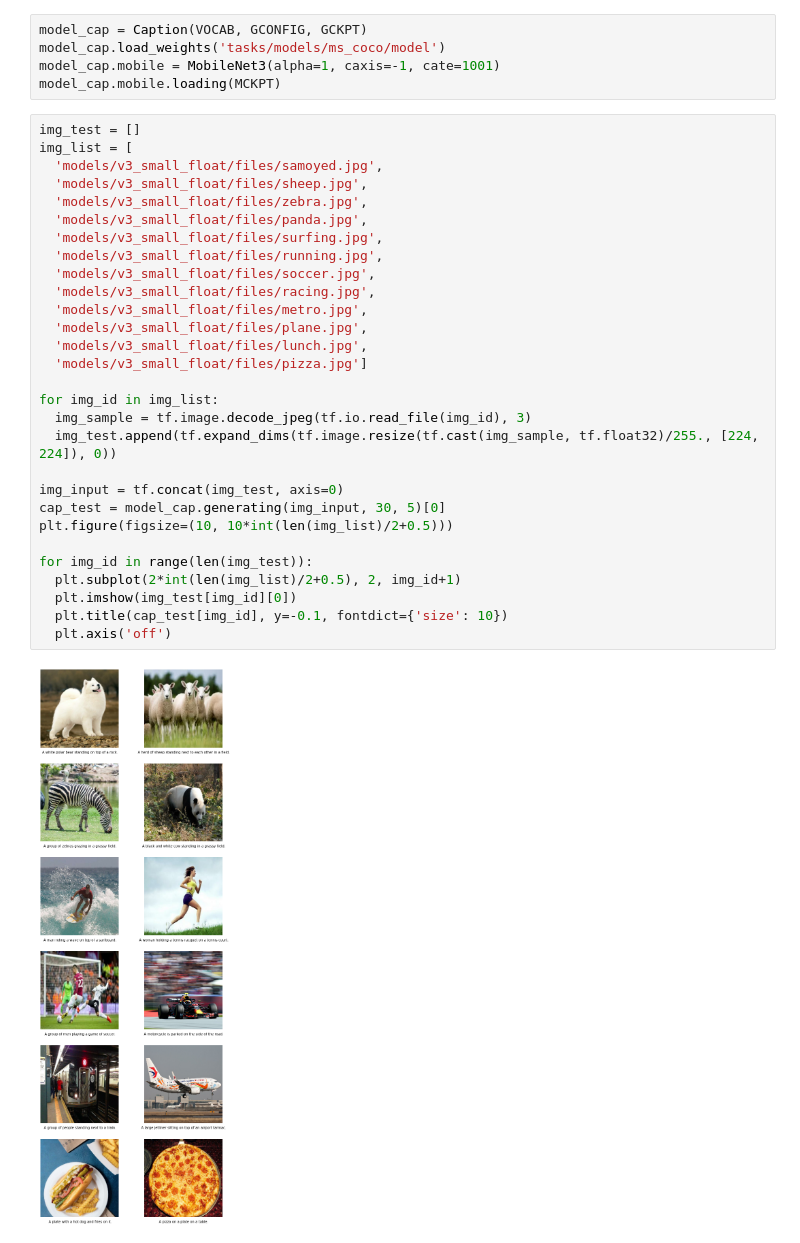
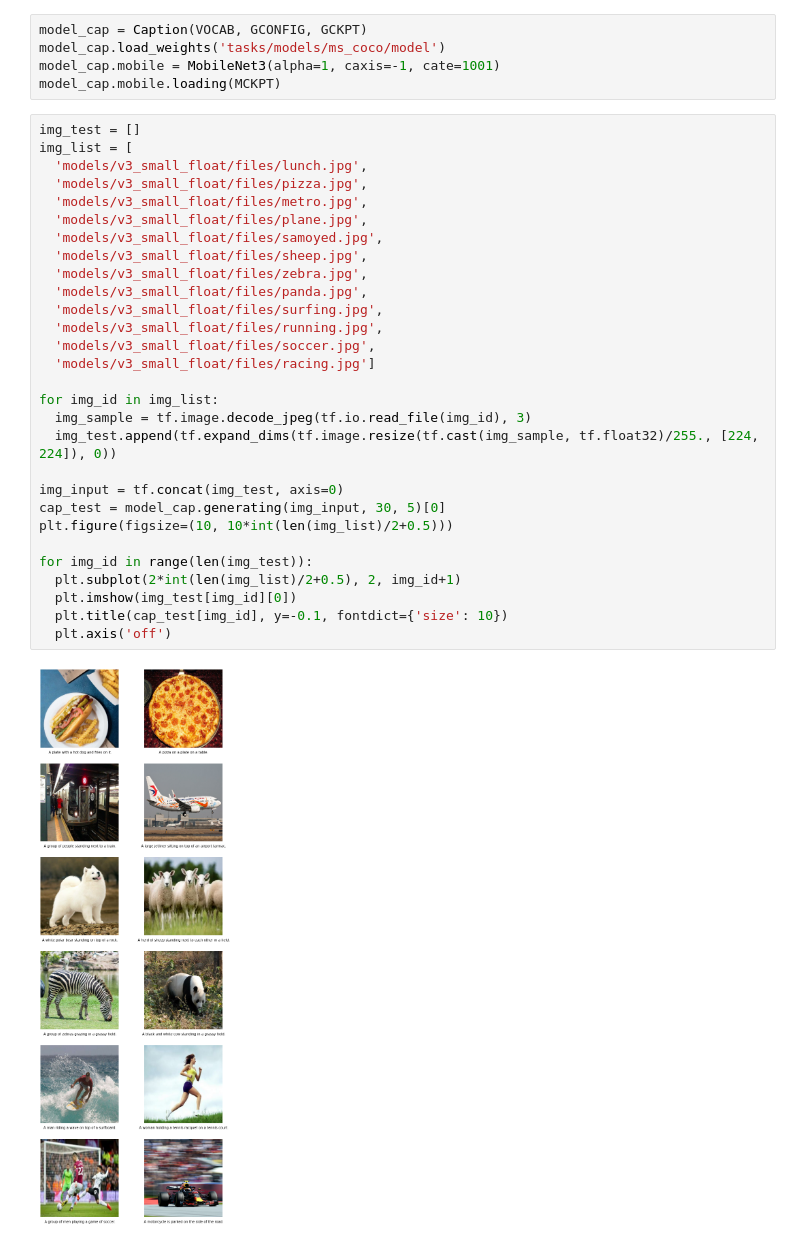
Before and after one commit to RookieZB/image_captioning_with_gpt, a Jupyter notebook: image_captioning.ipynb, the cells around one changed output. Drawn from its saved outputs; the diff is of its cells as text.

```diff
--- a/image_captioning.ipynb
+++ b/image_captioning.ipynb
@@ -445,31 +445,31 @@ model_cap.mobile.loading(MCKPT)
 # %%
 img_test = []
 img_list = [
+  'models/v3_small_float/files/lunch.jpg',
+  'models/v3_small_float/files/pizza.jpg',
+  'models/v3_small_float/files/metro.jpg',
+  'models/v3_small_float/files/plane.jpg',
   'models/v3_small_float/files/samoyed.jpg',
   'models/v3_small_float/files/sheep.jpg',
   'models/v3_small_float/files/zebra.jpg',
   'models/v3_small_float/files/panda.jpg',
   'models/v3_small_float/files/surfing.jpg',
   'models/v3_small_float/files/running.jpg',
   'models/v3_small_float/files/soccer.jpg',
-  'models/v3_small_float/files/racing.jpg',
-  'models/v3_small_float/files/metro.jpg',
-  'models/v3_small_float/files/plane.jpg',
-  'models/v3_small_float/files/lunch.jpg',
-  'models/v3_small_float/files/pizza.jpg']
+  'models/v3_small_float/files/racing.jpg']
 
 for img_id in img_list:
   img_sample = tf.image.decode_jpeg(tf.io.read_file(img_id), 3)
   img_test.append(tf.expand_dims(tf.image.resize(tf.cast(img_sample, tf.float32)/255., [224, 224]), 0))
 
 img_input = tf.concat(img_test, axis=0)
 cap_test = model_cap.generating(img_input, 30, 5)[0]
 plt.figure(figsize=(10, 10*int(len(img_list)/2+0.5)))
 
 for img_id in range(len(img_test)):
   plt.subplot(2*int(len(img_list)/2+0.5), 2, img_id+1)
   plt.imshow(img_test[img_id][0])
   plt.title(cap_test[img_id], y=-0.1, fontdict={'size': 10})
   plt.axis('off')
 # %% [output]
-[figure, old version]
+[figure, new version]
```
